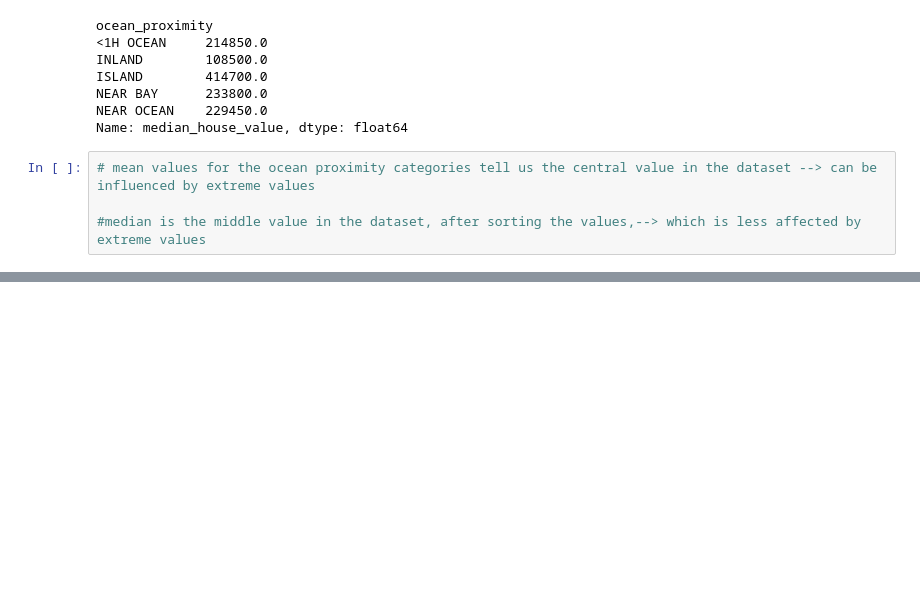
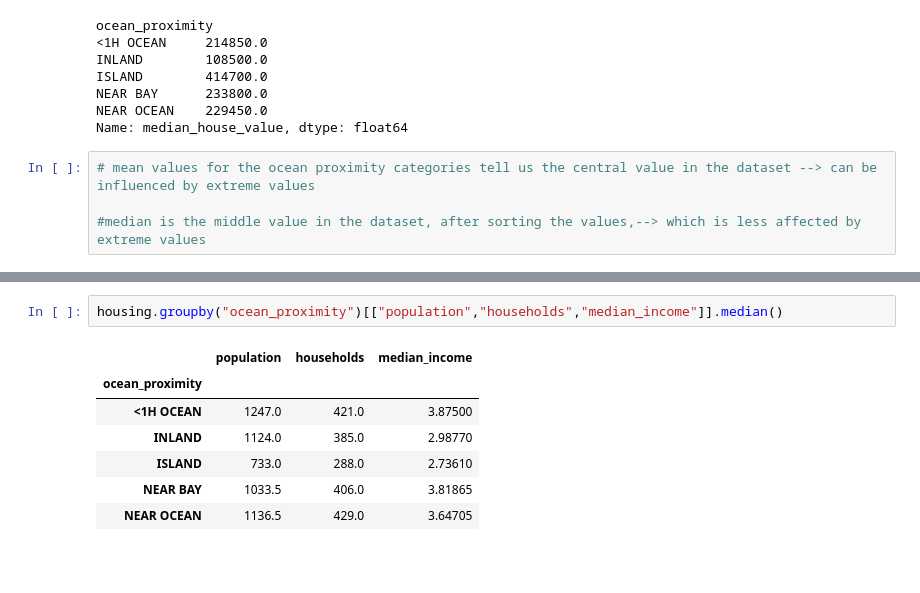
Before and after one commit to vamsik1606/Ai_programmin_course, a Jupyter notebook: lab1.ipynb, the cells around one changed output, grey strips where cells are left out. Cells and saved outputs as stored; diff of their text form; blank space fills up the shorter version.

```diff
--- a/lab1.ipynb
+++ b/lab1.ipynb
@@ -96,0 +167,12 @@ plot_histogram(housing, "median_house_value")
+# %%
+housing.groupby("ocean_proximity")[["population","households","median_income"]].median()
+# %% [output]
+|  | population | households | median_income |
+| ocean_proximity |  |  |  |
+| <1H OCEAN | 1247.0 | 421.0 | 3.87500 |
+| INLAND | 1124.0 | 385.0 | 2.98770 |
+| ISLAND | 733.0 | 288.0 | 2.73610 |
+| NEAR BAY | 1033.5 | 406.0 | 3.81865 |
+| NEAR OCEAN | 1136.5 | 429.0 | 3.64705 |
+# %% [markdown]
+####
```
Also changed, not shown: parts of 14 cells of this notebook, 1 other file.
